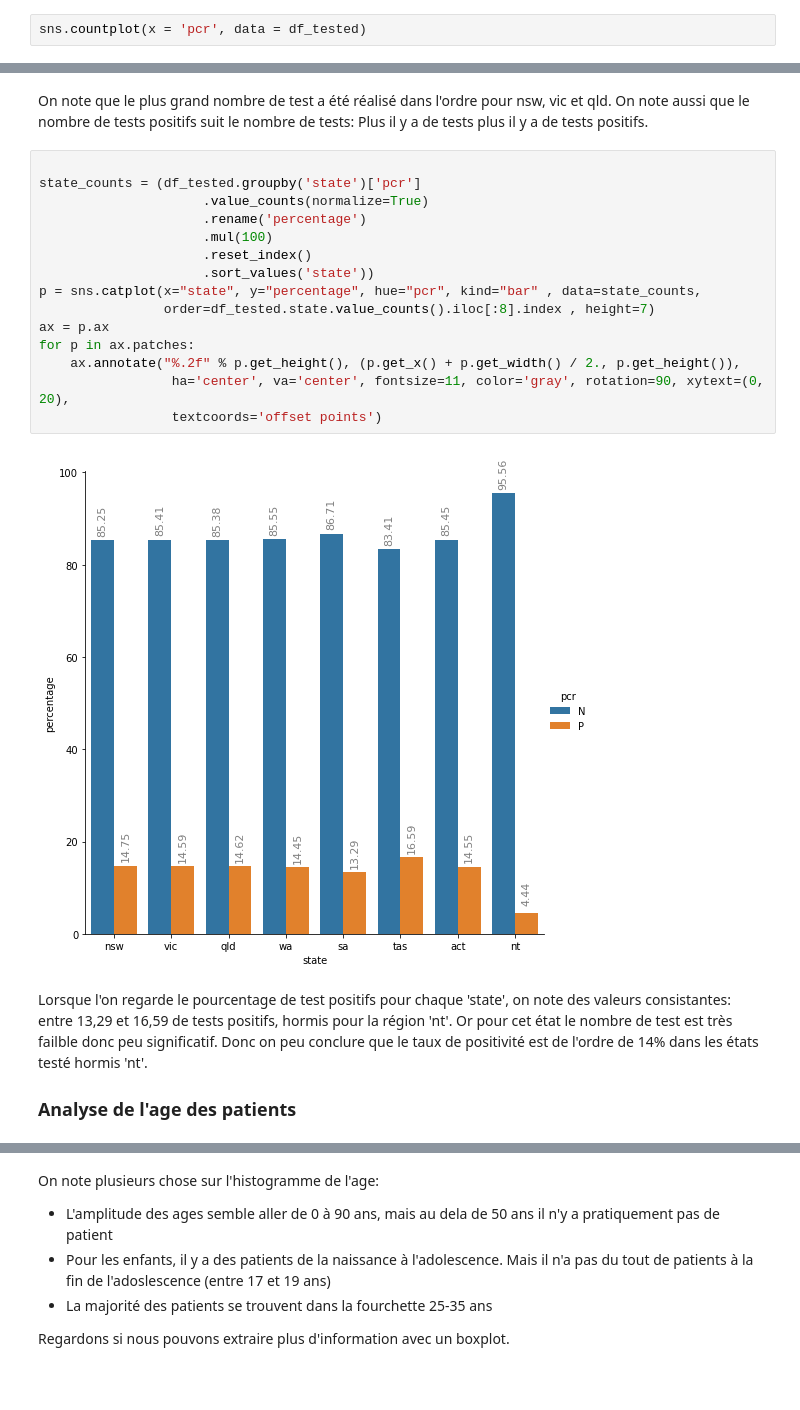
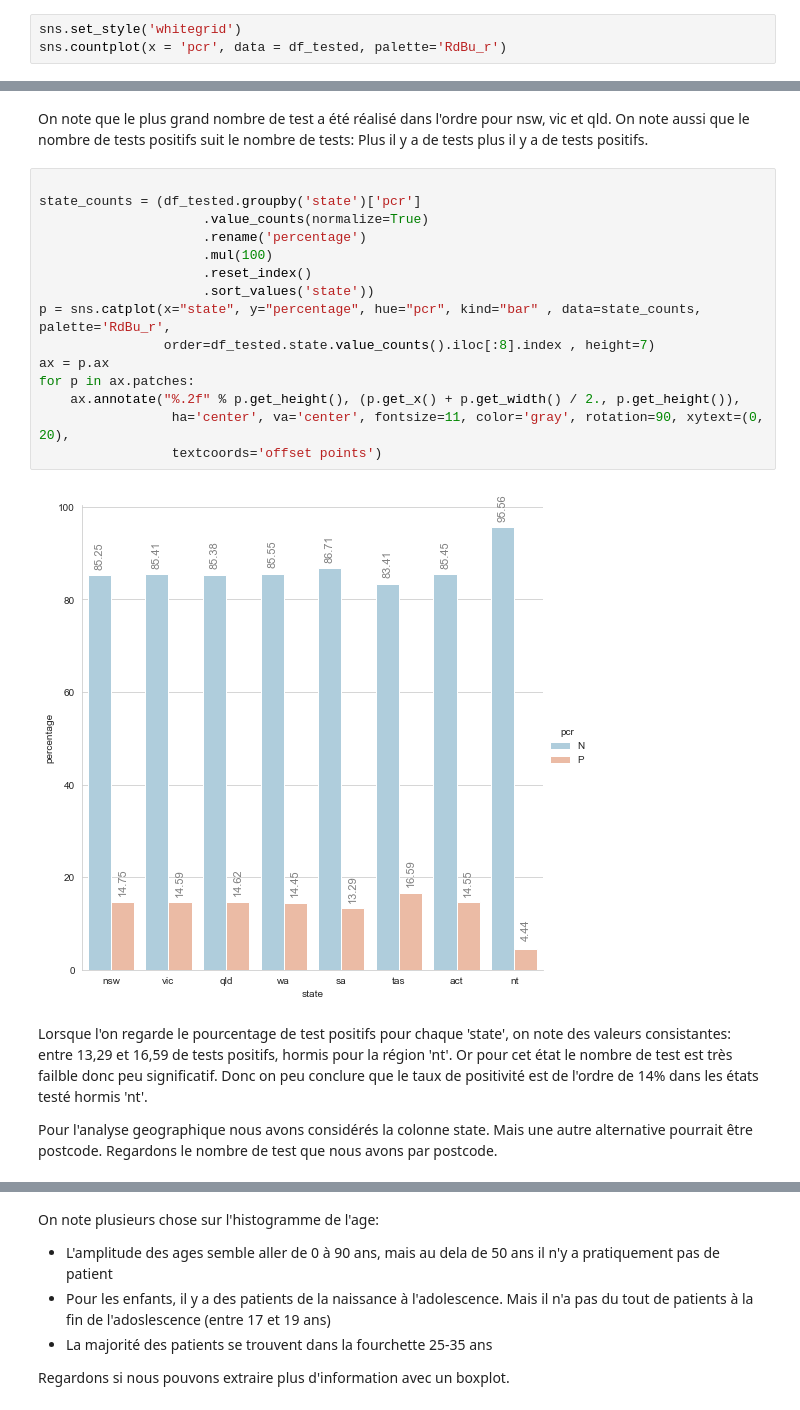
Before and after one commit to cjlise/inria, a Jupyter notebook: Analyse Exploratoire des données.ipynb, the cells around one changed output, grey strips where cells are left out. Cells and saved outputs as stored; diff of their text form; blank space fills up the shorter version.

```diff
--- a/Analyse Exploratoire des données.ipynb
+++ b/Analyse Exploratoire des données.ipynb
@@ -344,6 +292,7 @@ N    6900
 P    1169
 Name: pcr, dtype: int64
 # %%
-sns.countplot(x = 'pcr', data = df_tested)
+sns.set_style('whitegrid')
+sns.countplot(x = 'pcr', data = df_tested, palette='RdBu_r')
 # %% [output]
 <AxesSubplot:xlabel='pcr', ylabel='count'>
@@ -396,21 +346,21 @@ On note que le plus grand nombre de test a été réalisé dans l'ordre pour nsw
 # %%
 
 state_counts = (df_tested.groupby('state')['pcr']
                      .value_counts(normalize=True)
                      .rename('percentage')
                      .mul(100)
                      .reset_index()
                      .sort_values('state'))
-p = sns.catplot(x="state", y="percentage", hue="pcr", kind="bar" , data=state_counts,
+p = sns.catplot(x="state", y="percentage", hue="pcr", kind="bar" , data=state_counts, palette='RdBu_r',
                 order=df_tested.state.value_counts().iloc[:8].index , height=7)
 ax = p.ax
 for p in ax.patches:
     ax.annotate("%.2f" % p.get_height(), (p.get_x() + p.get_width() / 2., p.get_height()),
                  ha='center', va='center', fontsize=11, color='gray', rotation=90, xytext=(0, 20),
                  textcoords='offset points')
 # %% [output]
-[figure, old version]
+[figure, new version]
 # %% [markdown]
 Lorsque l'on regarde le pourcentage de test positifs pour chaque 'state', on note des valeurs consistantes: entre 13,29 et 16,59 de tests positifs, hormis pour la région 'nt'. Or pour cet état le nombre de test est très failble donc peu significatif. Donc on peu conclure que le taux de positivité est de l'ordre de 14% dans les états testé hormis 'nt'.
 
-### Analyse de l'age des patients
+Pour l'analyse geographique nous avons considérés la colonne state. Mais une autre alternative pourrait être postcode. Regardons le nombre de test que nous avons par postcode.
```
Also changed, not shown: parts of 34 cells of this notebook, 4 other files.
